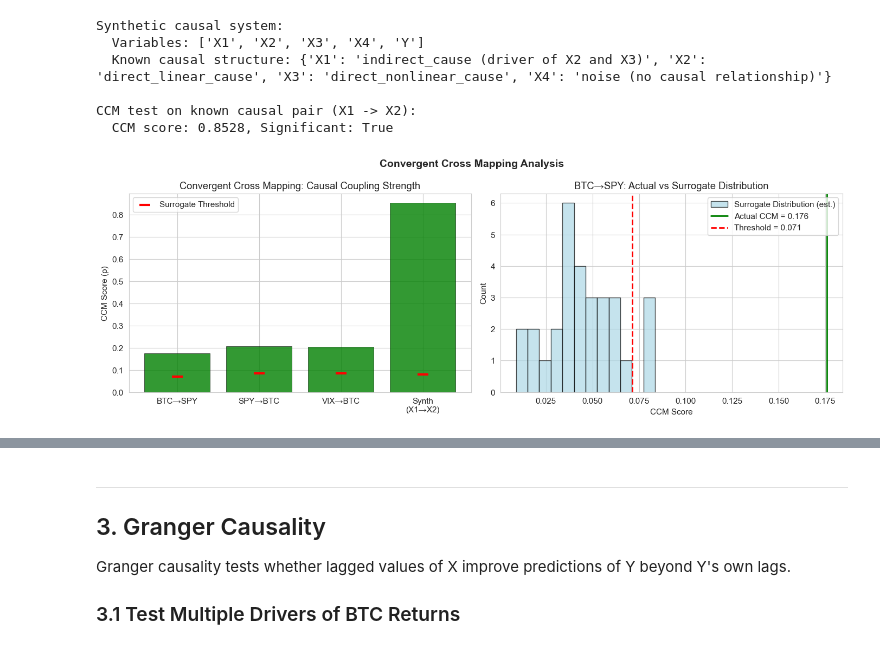
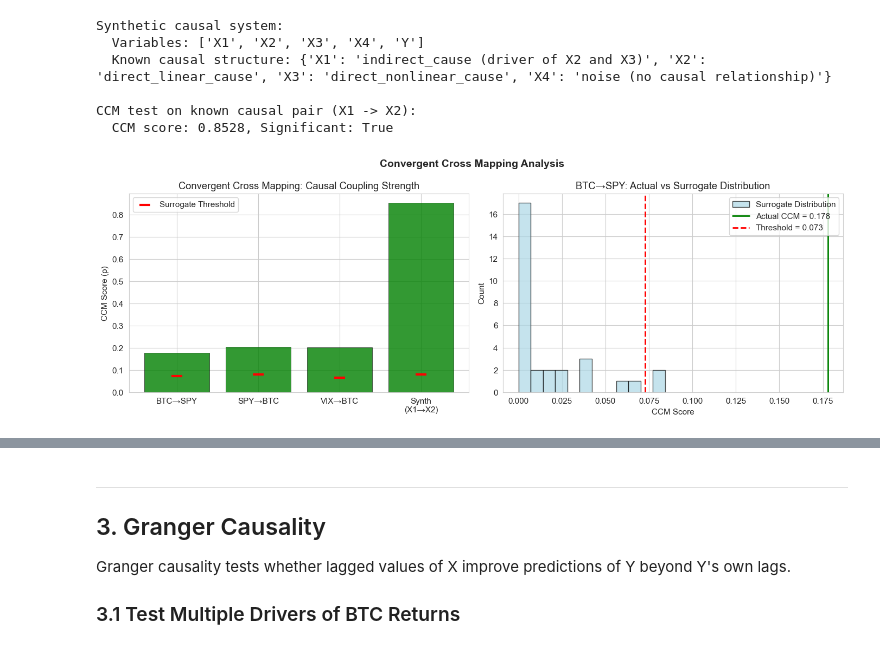
Before and after one commit to PhysicsInforMe/scientific-prototypes, a Jupyter notebook: adaptive-automl-framework/notebooks/03_validation_demo.ipynb, the cells around one changed output, grey strips where cells are left out. Drawn from its saved outputs; the diff is of its cells as text; code cells hidden in the pictures.

```diff
--- a/adaptive-automl-framework/notebooks/03_validation_demo.ipynb
+++ b/adaptive-automl-framework/notebooks/03_validation_demo.ipynb
@@ -172,37 +174,33 @@ significant = [
 ]
 
 colors = ['green' if s else 'lightgray' for s in significant]
 bars = axes[0].bar(pairs, scores, color=colors, alpha=0.8, edgecolor='black', linewidth=0.5)
 axes[0].scatter(range(len(pairs)), thresholds, color='red', marker='_', s=200,
                linewidths=3, zorder=5, label='Surrogate Threshold')
 axes[0].set_ylabel('CCM Score (ρ)')
 axes[0].set_title('Convergent Cross Mapping: Causal Coupling Strength')
 axes[0].legend()
 
 # Right: Surrogate distribution for BTC→SPY
 np.random.seed(42)
 surr_result = result_btc_spy  # reuse existing result
 # Estimate surrogate distribution from threshold
-surr_scores = np.random.normal(
-    surr_result['surrogate_threshold'] * 0.7,
-    surr_result['surrogate_threshold'] * 0.3,
-    30
-)
+surr_scores = np.array(surr_result.get('surrogate_scores', []))
 surr_scores = np.clip(surr_scores, 0, None)
 
 axes[1].hist(surr_scores, bins=12, color='lightblue', edgecolor='black',
-            alpha=0.7, label='Surrogate Distribution (est.)')
+            alpha=0.7, label='Surrogate Distribution')
 axes[1].axvline(x=surr_result['ccm_score'], color='green', linewidth=2,
                linestyle='-', label=f'Actual CCM = {surr_result["ccm_score"]:.3f}')
 axes[1].axvline(x=surr_result['surrogate_threshold'], color='red', linewidth=2,
                linestyle='--', label=f'Threshold = {surr_result["surrogate_threshold"]:.3f}')
 axes[1].set_xlabel('CCM Score')
 axes[1].set_ylabel('Count')
 axes[1].set_title('BTC→SPY: Actual vs Surrogate Distribution')
 axes[1].legend()
 
 plt.suptitle('Convergent Cross Mapping Analysis', fontsize=14, fontweight='bold')
 plt.tight_layout()
 plt.show()
 # %% [output]
-[figure, old version]
+[figure, new version]
```
Also changed, not shown: parts of 14 cells of this notebook, 9 other files.
